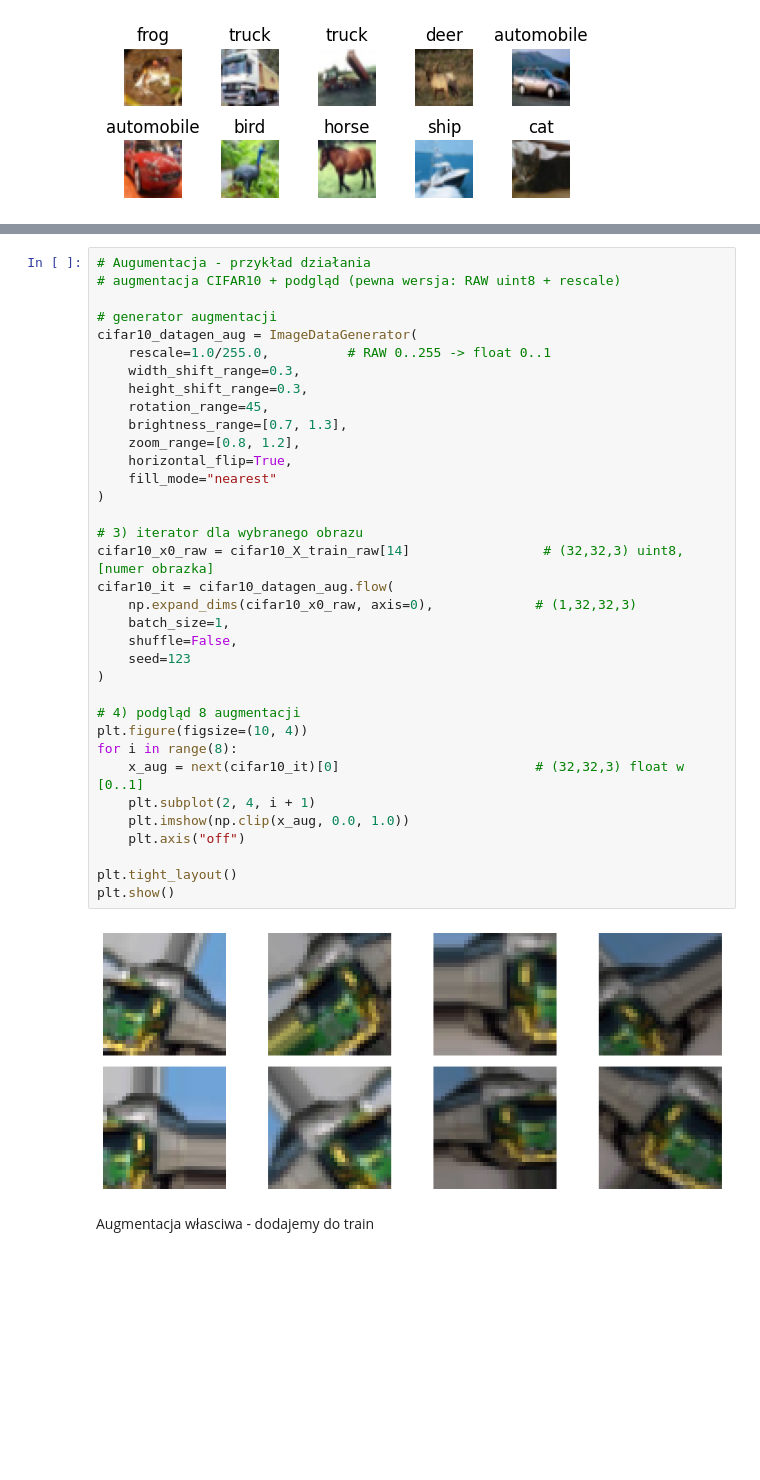
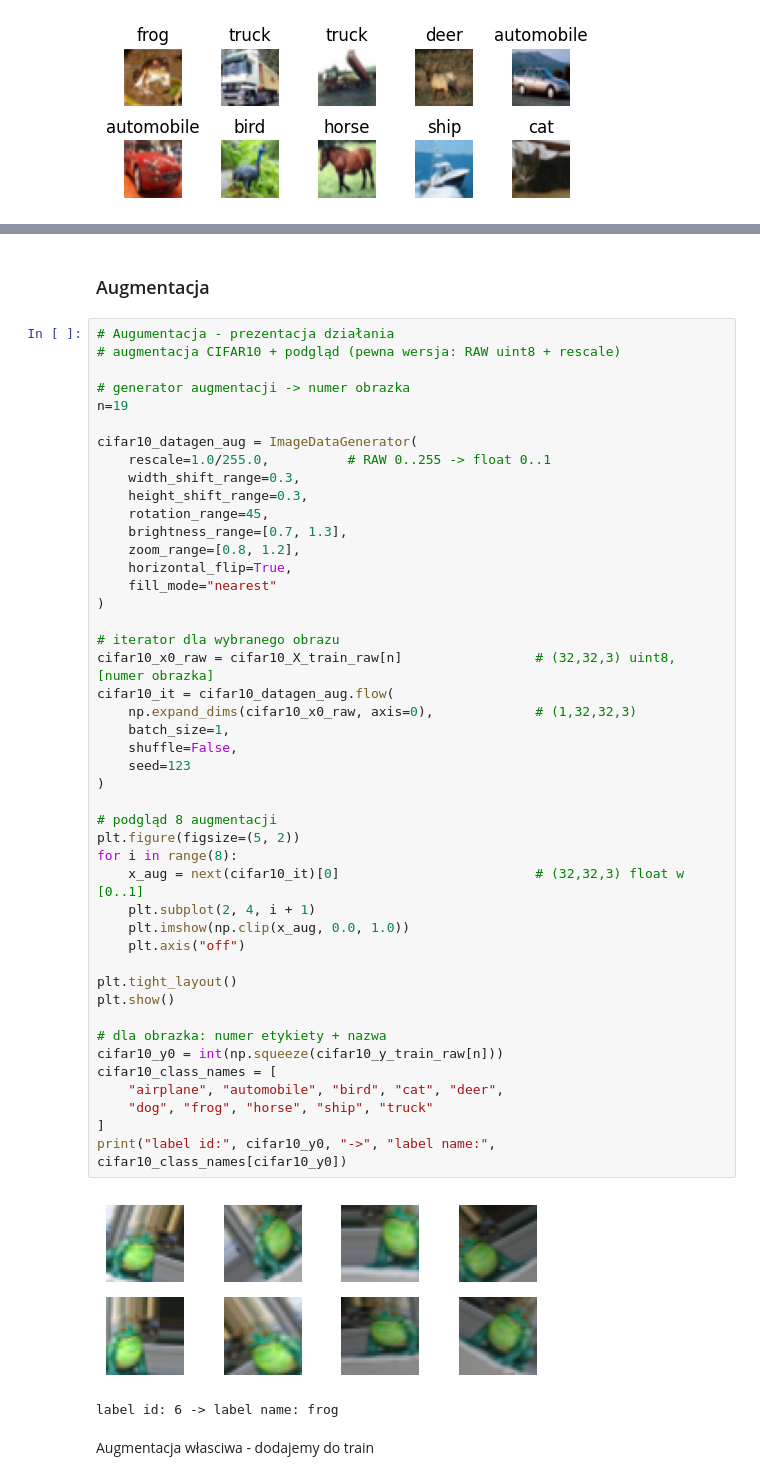
Before and after one commit to Marcin19721205/WSBNeuronowe, a Jupyter notebook: PROJEKT_SIECI_NEURONOWE_20251227.ipynb, the cells around one changed output, grey strips where cells are left out. Cells and saved outputs as stored; diff of their text form; blank space fills up the shorter version.

```diff
--- a/PROJEKT_SIECI_NEURONOWE_20251227.ipynb
+++ b/PROJEKT_SIECI_NEURONOWE_20251227.ipynb
@@ -98,40 +205,53 @@ Augmentacja
+# %% [markdown]
+### <a name='4'></a> Augmentacja
 # %%
-# Augumentacja - przykład działania
+# Augumentacja - prezentacja działania
 # augmentacja CIFAR10 + podgląd (pewna wersja: RAW uint8 + rescale)
 
-# generator augmentacji
+# generator augmentacji -> numer obrazka
+n=19
+
 cifar10_datagen_aug = ImageDataGenerator(
     rescale=1.0/255.0,          # RAW 0..255 -> float 0..1
     width_shift_range=0.3,
     height_shift_range=0.3,
     rotation_range=45,
     brightness_range=[0.7, 1.3],
     zoom_range=[0.8, 1.2],
     horizontal_flip=True,
     fill_mode="nearest"
 )
 
-# 3) iterator dla wybranego obrazu
-cifar10_x0_raw = cifar10_X_train_raw[14]                 # (32,32,3) uint8, [numer obrazka]
+# iterator dla wybranego obrazu
+cifar10_x0_raw = cifar10_X_train_raw[n]                 # (32,32,3) uint8, [numer obrazka]
 cifar10_it = cifar10_datagen_aug.flow(
     np.expand_dims(cifar10_x0_raw, axis=0),             # (1,32,32,3)
     batch_size=1,
     shuffle=False,
     seed=123
 )
 
-# 4) podgląd 8 augmentacji
-plt.figure(figsize=(10, 4))
+# podgląd 8 augmentacji
+plt.figure(figsize=(5, 2))
 for i in range(8):
     x_aug = next(cifar10_it)[0]                         # (32,32,3) float w [0..1]
     plt.subplot(2, 4, i + 1)
     plt.imshow(np.clip(x_aug, 0.0, 1.0))
     plt.axis("off")
 
 plt.tight_layout()
 plt.show()
+
+# dla obrazka: numer etykiety + nazwa
+cifar10_y0 = int(np.squeeze(cifar10_y_train_raw[n]))
+cifar10_class_names = [
+    "airplane", "automobile", "bird", "cat", "deer",
+    "dog", "frog", "horse", "ship", "truck"
+]
+print("label id:", cifar10_y0, "->", "label name:", cifar10_class_names[cifar10_y0])
 # %% [output]
-[figure, old version]
+[figure, new version]
+label id: 6 -> label name: frog
 # %% [markdown]
 Augmentacja własciwa - dodajemy do train
 # %%
```
Also changed, not shown: parts of 18 cells of this notebook.
